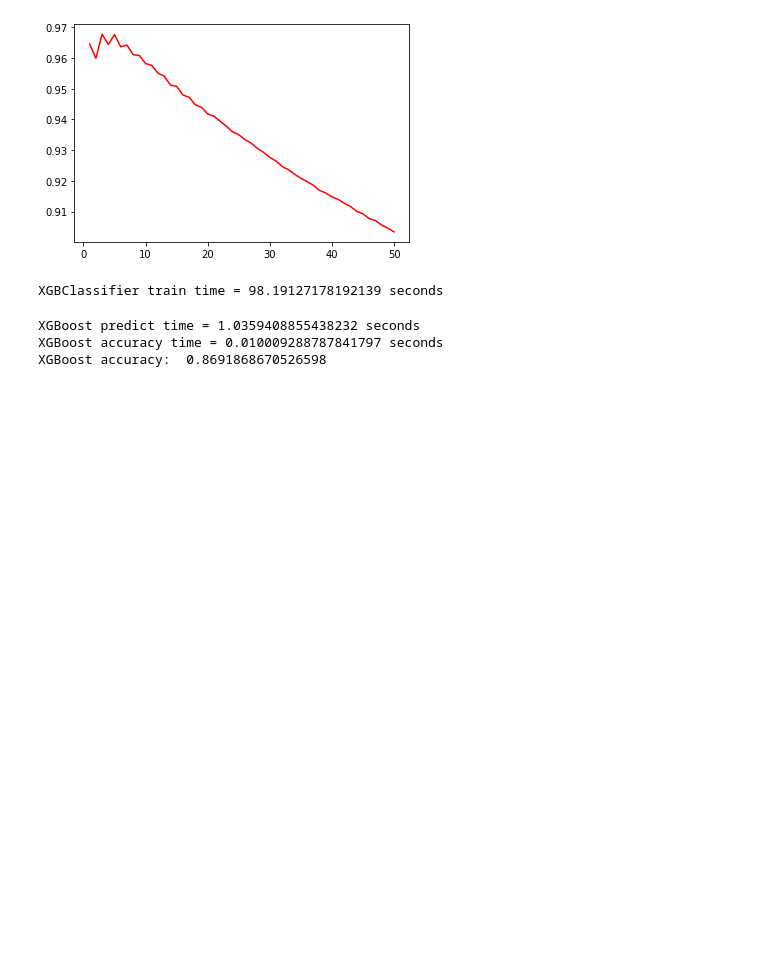
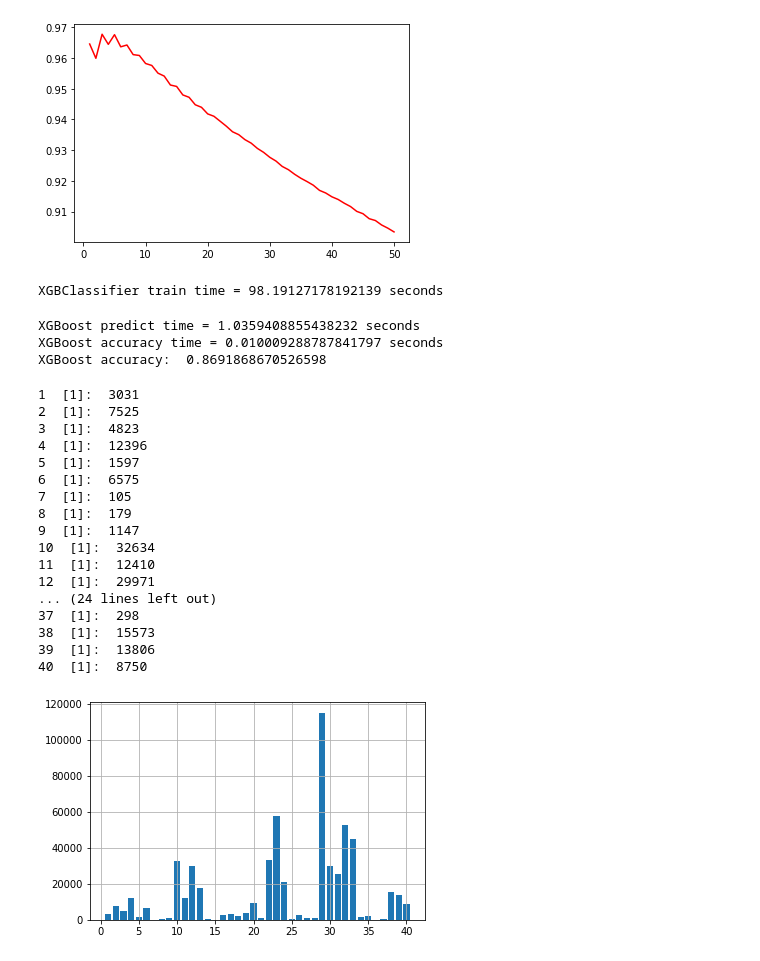
Before and after one commit to seryogasx/Diplom, a Jupyter notebook: forest/test.ipynb, the cells around one changed output. Saved outputs shown, nothing was run; the diff lists cells and outputs as text; code cells hidden in the pictures; blank space fills up the shorter version.

```diff
--- a/forest/test.ipynb
+++ b/forest/test.ipynb
@@ -217,3 +250,30 @@ print("Best accuracy: ", max(randomForestClassifier_results))
 # start_time = time.time()
 # print("SVC score: ", svclassifier.score(x_test, y_test))
 # print("SVC score time = {} seconds".format(time.time() - start_time))
+# %%
+# soil_data = data.loc[:, "Soil_Type1" : "Soil_Type40"]
+soil_data = [data[col_name].value_counts() for col_name in data.loc[:, "Soil_Type1" : "Soil_Type40"]]
+for soil_type, soil_num in enumerate(soil_data):
+    print(soil_type + 1, " [1]: ", soil_num[1])
+plt.grid(True)
+plt.bar(range(1, 41), [number[1] for _, number in enumerate(soil_data)])
+plt.show()
+# %% [output]
+1  [1]:  3031
+2  [1]:  7525
+3  [1]:  4823
+4  [1]:  12396
+5  [1]:  1597
+6  [1]:  6575
+7  [1]:  105
+8  [1]:  179
+9  [1]:  1147
+10  [1]:  32634
+11  [1]:  12410
+12  [1]:  29971
+... (24 lines left out)
+37  [1]:  298
+38  [1]:  15573
+39  [1]:  13806
+40  [1]:  8750
+[figure, added]
```
Also changed, not shown: parts of 32 cells of this notebook.
